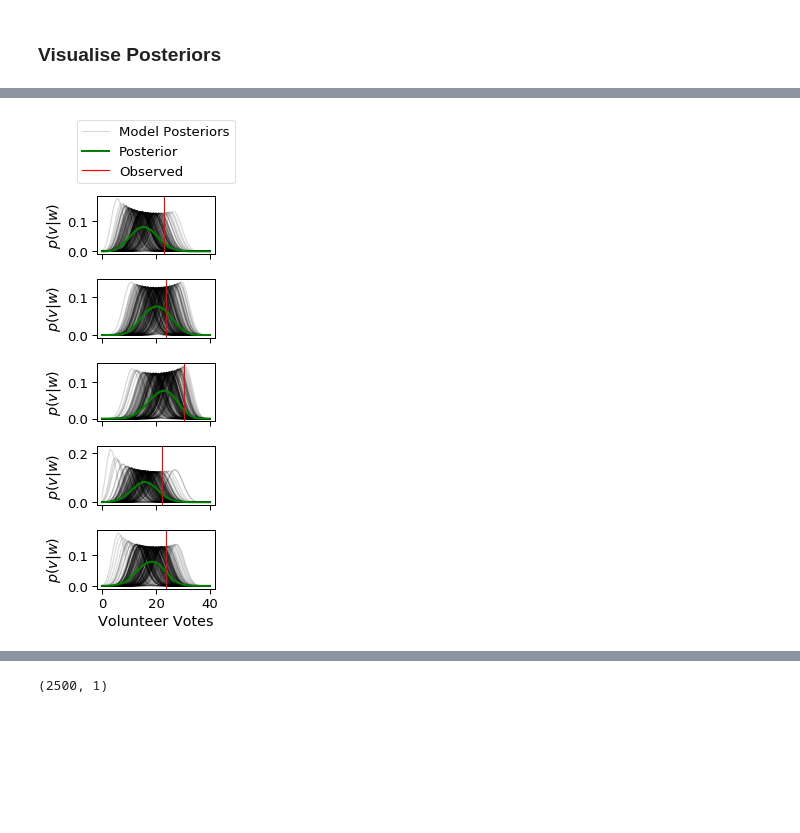
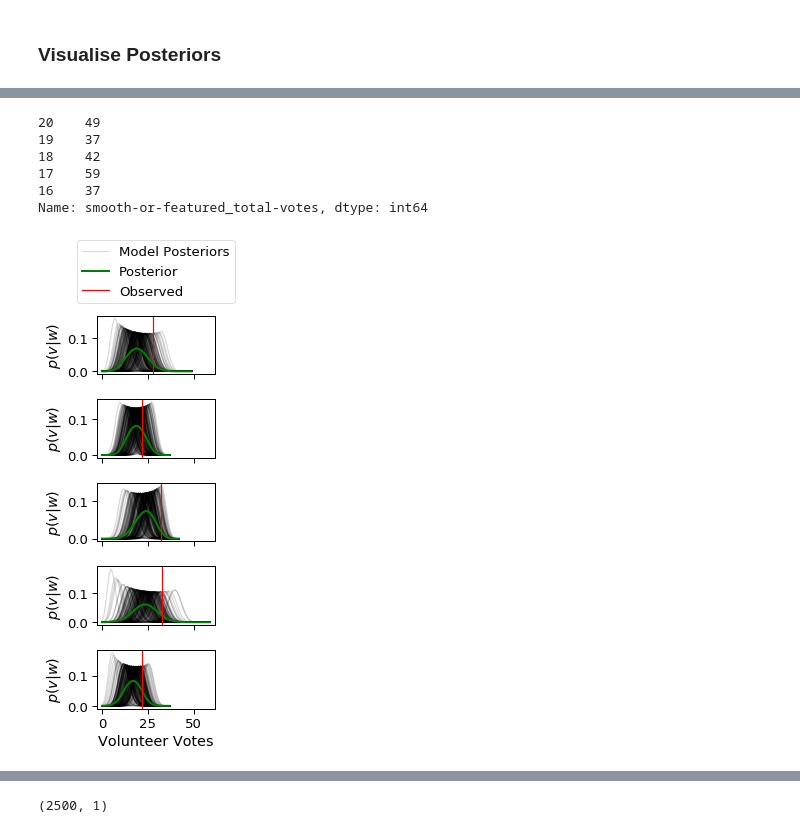
Before and after one commit to colinleach/zoobot, a Jupyter notebook: notebooks/aas_uncertainty.ipynb, the cells around one changed output, grey strips where cells are left out. Saved outputs shown, nothing was run; the diff lists cells and outputs as text; code cells hidden in the pictures; blank space fills up the shorter version.

Commit message:
save intermediate results for smooth galaxies - continue later

```diff
--- a/notebooks/aas_uncertainty.ipynb
+++ b/notebooks/aas_uncertainty.ipynb
@@ -161,3 +144,5 @@ catalog['redshift'].hist()
 # rename for consistency with Panoptes
 catalog['smooth-or-featured_smooth_fraction'] = catalog['t01_smooth_or_features_a01_smooth_fraction']
 # etc, as needed
+catalog['smooth-or-featured_total-votes'] = catalog['t01_smooth_or_features_a01_smooth_count'] + catalog['t01_smooth_or_features_a02_features_or_disk_count'] + catalog['t01_smooth_or_features_a03_star_or_artifact_count']
+catalog['bar_total-votes'] = catalog['t03_bar_a06_bar_count'] + catalog['t03_bar_a07_no_bar_count']
@@ -166,3 +149,7 @@ catalog['subject_id'] = catalog['id'].astype(str)
+# %%
+catalog['subject_id'] = catalog['id'].astype(str)
+catalog['total_votes']  = catalog['smooth-or-featured_total-votes'] # change for bar
+catalog['label']  = catalog['t01_smooth_or_features_a01_smooth_count'] # change for bar
 # %% [markdown]
 ### Predict many rho for the galaxies in tfrecord_loc. Record id_strs to join into catalog later.
 # %%
@@ -239,10 +231,9 @@ sim_model.labels.hist()
 # %% [markdown]
 ### Visualise Posteriors
 # %%
-def custom_samples(samples, labels):
+def custom_samples(samples, labels, total_votes):
     sns.set_context('paper', font_scale=1.5)
     fig, axes = plt.subplots(nrows=len(labels), figsize=(3, len(labels)*1.5), sharex=True)
-    total_votes = [40 for n in range(n_galaxies)]
     make_predictions.plot_samples(samples, labels, total_votes, fig, axes)
 
     for n in range(len(labels)):
@@ -269,10 +255,0 @@ sim_model.model.samples.shape
-# %%
-# selected = slice(0, 20)
-# selected = [1, 2, 6, 7, 9]
-# selected = [2, 3, 4, 5, 6, 7, 8, 9, 12, 13, 14, 17, 18]
-# selected = [2, 3, 4, 5, 6]
-selected = slice(20, 15, -1)
-
-fig = custom_samples(np.array(sim_model.model.samples)[selected, :], np.array(sim_model.labels)[selected])
-# %% [output]
-[figure, removed]
@@ -280,0 +262,14 @@ fig = custom_samples(np.array(sim_model.model.samples)[selected, :], np.array(si
+# %%
+sim_model.catalog['smooth-or-featured_total-votes'][selected]
+# %% [output]
+20    49
+19    37
+18    42
+17    59
+16    37
+Name: smooth-or-featured_total-votes, dtype: int64
+# %%
+fig = custom_samples(np.array(sim_model.model.samples)[selected, :], np.array(sim_model.labels)[selected], total_votes=sim_model.catalog['smooth-or-featured_total-votes'][selected].values)
+fig.savefig(os.path.join(save_dir, 'mc_model.png'))
+# %% [output]
+[figure, added]
```
Also changed, not shown: parts of 29 cells of this notebook, 10 other files.
